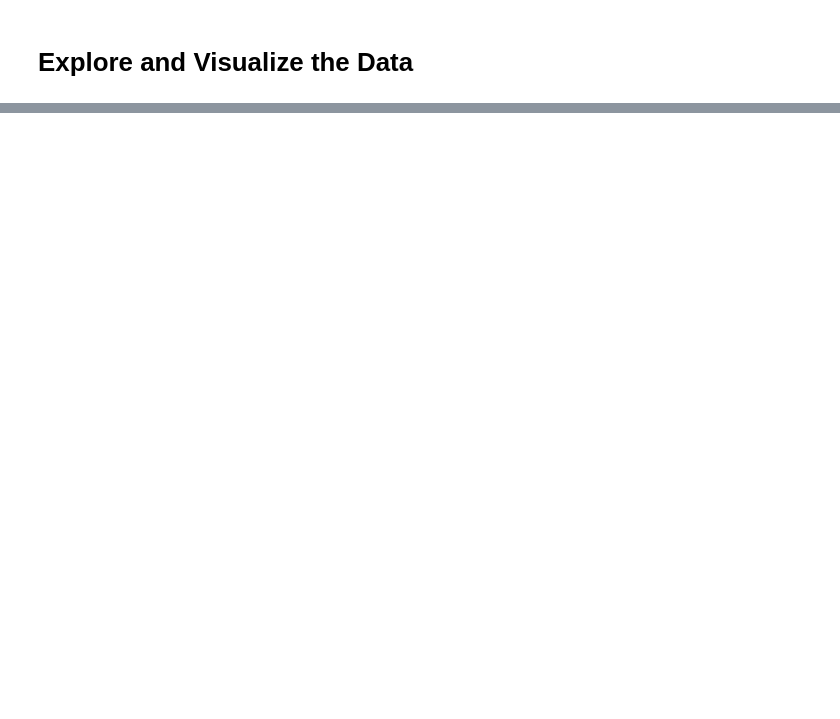
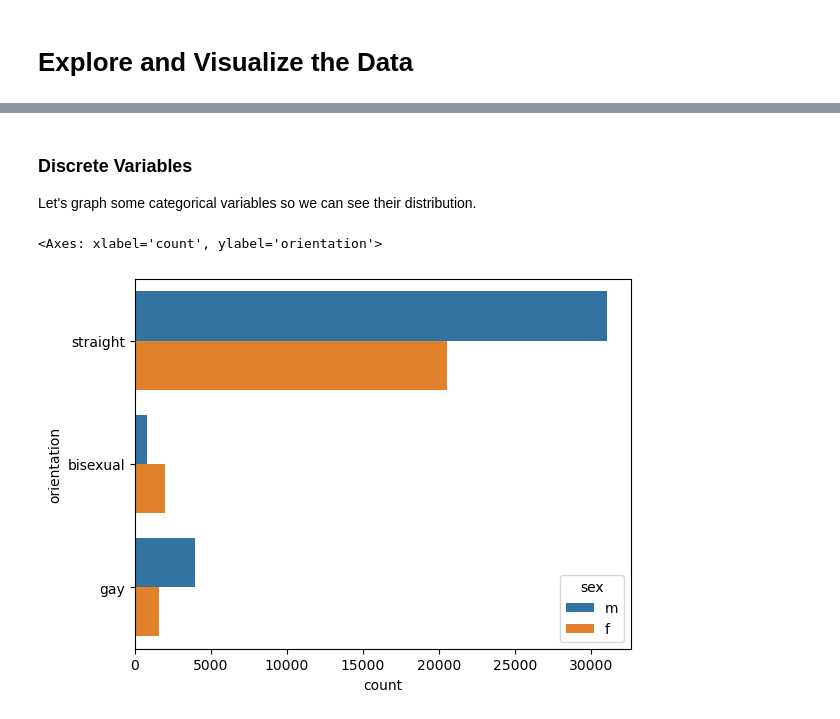
Before and after one commit to LuisZCR/OkCupid-Data-a-Scientist, a Jupyter notebook: date-a-scientist.ipynb, the cells around one changed output, grey strips where cells are left out. Drawn from its saved outputs; the diff is of its cells as text; code cells hidden in the pictures; blank space fills up the shorter version.

Commit message:
End of data exploration section and start of model testing to reach conclusions

```diff
--- a/date-a-scientist.ipynb
+++ b/date-a-scientist.ipynb
@@ -85,0 +159,8 @@ test.to_csv('profiles_test.csv', index = False)
+# %% [markdown]
+### Discrete Variables
+Let's graph some categorical variables so we can see their distribution.
+# %%
+sns.countplot(data=profiles, y='orientation', hue='sex')
+# %% [output]
+<Axes: xlabel='count', ylabel='orientation'>
+[figure, added]
```
Also changed, not shown: parts of 59 cells of this notebook.
